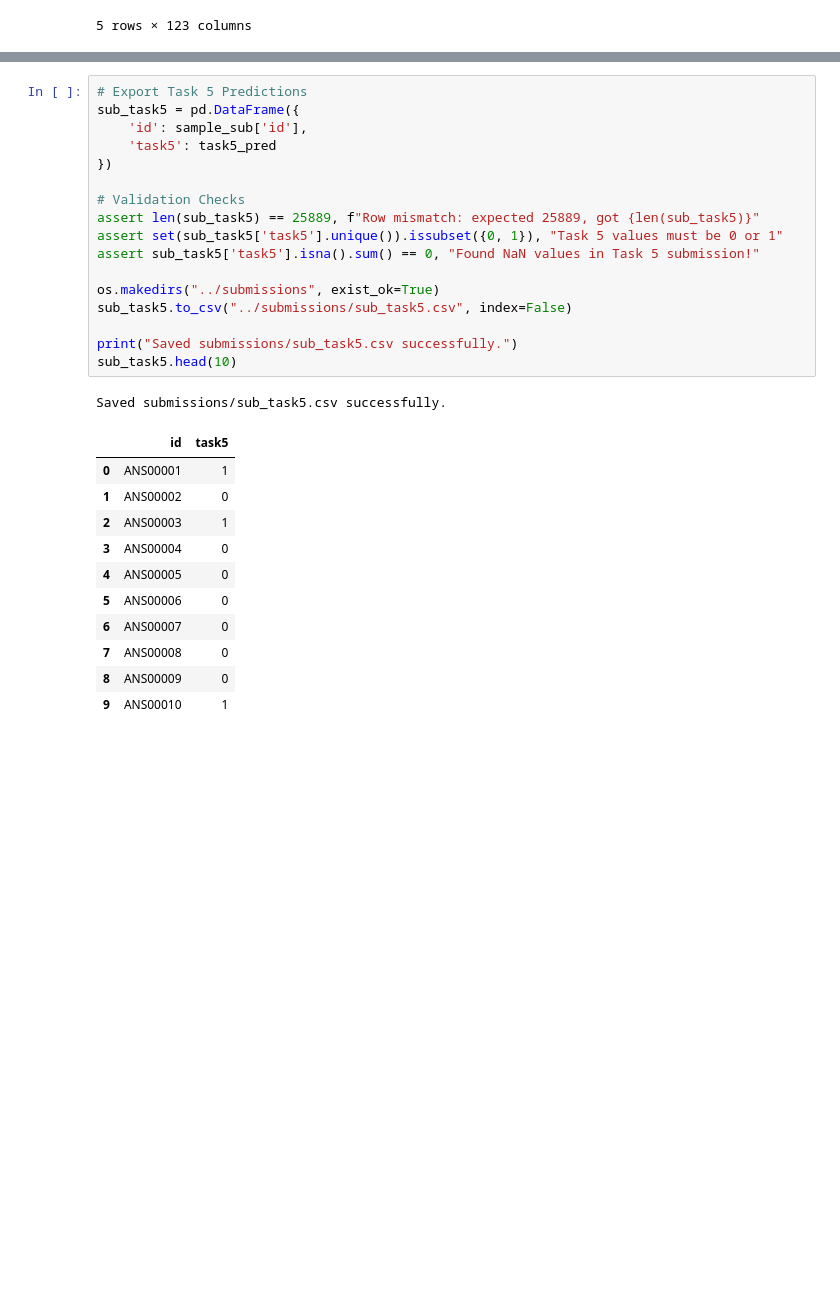
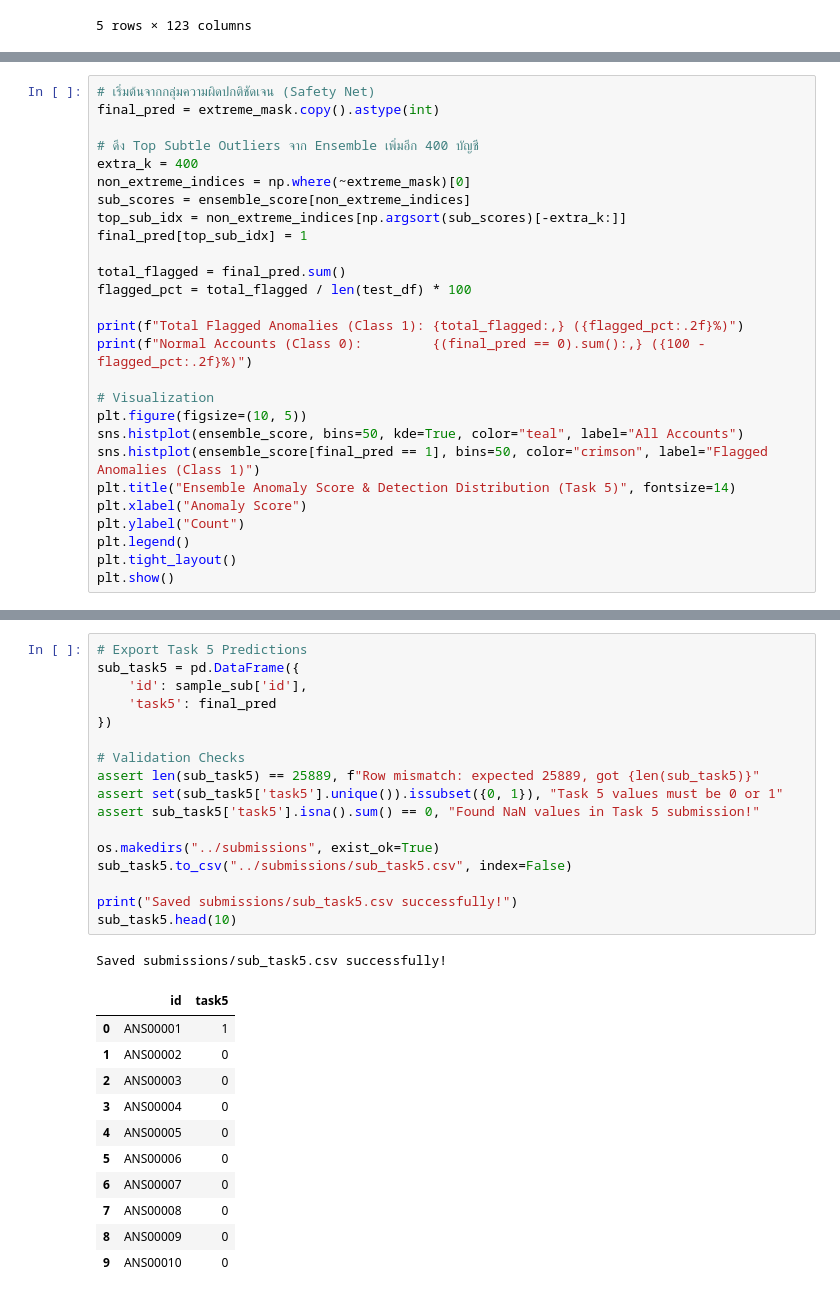
Before and after one commit to apfirst13/cpe342-ML009, a Jupyter notebook: task5/task5_model.ipynb, the cells around one changed output, grey strips where cells are left out. Saved outputs shown, nothing was run; the diff lists cells and outputs as text; blank space fills up the shorter version.

Commit message:
feat(task5): revamp unsupervised anomaly ensemble and optimize threshold for F3 score

```diff
--- a/task5/task5_model.ipynb
+++ b/task5/task5_model.ipynb
@@ -141,0 +188,27 @@ Normal Accounts (Class 0):   20,711 (80.00%)
+# %%
+# เริ่มต้นจากกลุ่มความผิดปกติชัดเจน (Safety Net)
+final_pred = extreme_mask.copy().astype(int)
+
+# ดึง Top Subtle Outliers จาก Ensemble เพิ่มอีก 400 บัญชี
+extra_k = 400
+non_extreme_indices = np.where(~extreme_mask)[0]
+sub_scores = ensemble_score[non_extreme_indices]
+top_sub_idx = non_extreme_indices[np.argsort(sub_scores)[-extra_k:]]
+final_pred[top_sub_idx] = 1
+
+total_flagged = final_pred.sum()
+flagged_pct = total_flagged / len(test_df) * 100
+
+print(f"Total Flagged Anomalies (Class 1): {total_flagged:,} ({flagged_pct:.2f}%)")
+print(f"Normal Accounts (Class 0):         {(final_pred == 0).sum():,} ({100 - flagged_pct:.2f}%)")
+
+# Visualization
+plt.figure(figsize=(10, 5))
+sns.histplot(ensemble_score, bins=50, kde=True, color="teal", label="All Accounts")
+sns.histplot(ensemble_score[final_pred == 1], bins=50, color="crimson", label="Flagged Anomalies (Class 1)")
+plt.title("Ensemble Anomaly Score & Detection Distribution (Task 5)", fontsize=14)
+plt.xlabel("Anomaly Score")
+plt.ylabel("Count")
+plt.legend()
+plt.tight_layout()
+plt.show()
@@ -142,30 +221,30 @@ Normal Accounts (Class 0):   20,711 (80.00%)
 # %%
 # Export Task 5 Predictions
 sub_task5 = pd.DataFrame({
     'id': sample_sub['id'],
-    'task5': task5_pred
+    'task5': final_pred
 })
 
 # Validation Checks
 assert len(sub_task5) == 25889, f"Row mismatch: expected 25889, got {len(sub_task5)}"
 assert set(sub_task5['task5'].unique()).issubset({0, 1}), "Task 5 values must be 0 or 1"
 assert sub_task5['task5'].isna().sum() == 0, "Found NaN values in Task 5 submission!"
 
 os.makedirs("../submissions", exist_ok=True)
 sub_task5.to_csv("../submissions/sub_task5.csv", index=False)
 
-print("Saved submissions/sub_task5.csv successfully.")
+print("Saved submissions/sub_task5.csv successfully!")
 sub_task5.head(10)
 # %% [output]
-Saved submissions/sub_task5.csv successfully.
+Saved submissions/sub_task5.csv successfully!
 |  | id | task5 |
 | 0 | ANS00001 | 1 |
 | 1 | ANS00002 | 0 |
-| 2 | ANS00003 | 1 |
+| 2 | ANS00003 | 0 |
 | 3 | ANS00004 | 0 |
 | 4 | ANS00005 | 0 |
 | 5 | ANS00006 | 0 |
 | 6 | ANS00007 | 0 |
 | 7 | ANS00008 | 0 |
 | 8 | ANS00009 | 0 |
-| 9 | ANS00010 | 1 |
+| 9 | ANS00010 | 0 |
```
Also changed, not shown: parts of 18 cells of this notebook, 1 other file.
